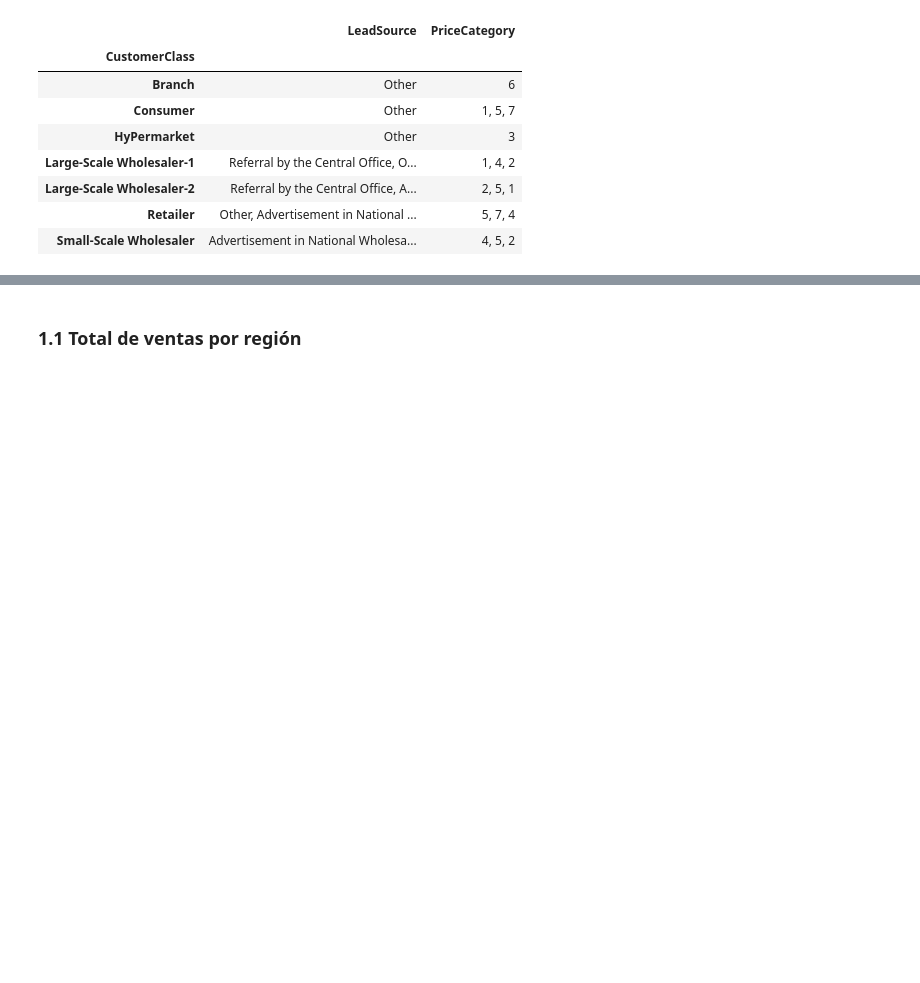
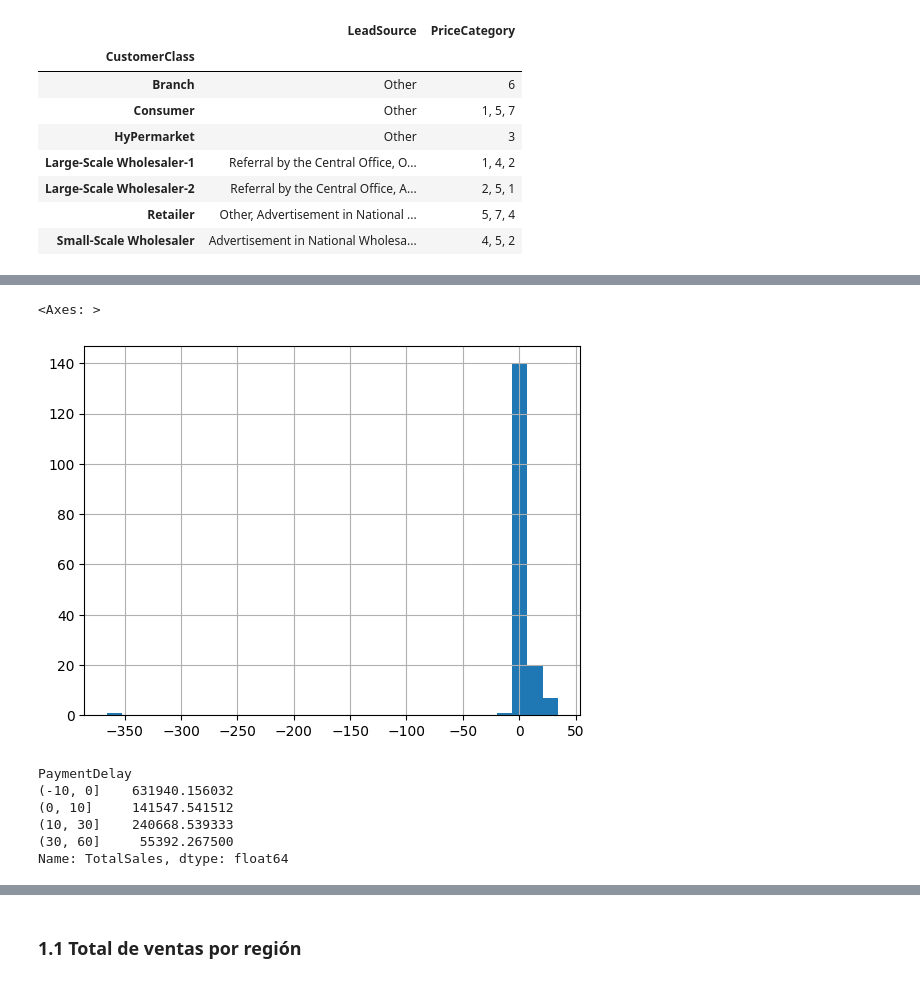
Before and after one commit to carlotagordillo2/final-proyect, a Jupyter notebook: EDA/eda.ipynb, the cells around one changed output, grey strips where cells are left out. Cells and saved outputs as stored; diff of their text form; code cells hidden in the pictures; blank space fills up the shorter version.

```diff
--- a/EDA/eda.ipynb
+++ b/EDA/eda.ipynb
@@ -17,6 +17,7 @@ df_inventory = pd.read_csv("../Datasets/clean_inventory.csv", index_col=0)
 df_order_details = pd.read_csv("../Datasets/clean_order_details.csv", index_col=0)
 df_orders = pd.read_csv("../Datasets/clean_orders.csv", index_col=0)
 df_products = pd.read_csv("../Datasets/clean_products.csv", index_col=0)
+df_order_payment = pd.read_csv("../Datasets/clean_order_payment.csv", index_col=0)
 # %% [markdown]
 ## 1. Customers
 # %%
@@ -156,0 +169,6 @@ df_customer.groupby('CustomerClass').agg({
+# %%
+df_delay_payments = df_order_payment.groupby(by=['CustomerID', 'PaymentDelay']).agg(
+    TotalSales = ('PaymentAmount', 'sum')
+).reset_index()
+
+df_delay_payments
@@ -156,0 +218,8 @@ df_customer.groupby('CustomerClass').agg({
+# %%
+# distribution of delay payments
+
+
+df_delay_payments['PaymentDelay'].hist(bins=30)
+# %% [output]
+<Axes: >
+[figure, added]
@@ -156,0 +228,13 @@ df_customer.groupby('CustomerClass').agg({
+# %%
+# average of sales depends on payment delay
+
+delay_ranges = pd.cut(df_delay_payments_no_outliers['PaymentDelay'], bins=[-10, 0, 10, 30, 60])
+avg_sales_per_delay_no_outliers = df_delay_payments_no_outliers.groupby(delay_ranges)['TotalSales'].mean()
+print(avg_sales_per_delay_no_outliers)
+# %% [output]
+PaymentDelay
+(-10, 0]    631940.156032
+(0, 10]     141547.541512
+(10, 30]    240668.539333
+(30, 60]     55392.267500
+Name: TotalSales, dtype: float64
```
Also changed, not shown: parts of 57 cells of this notebook, 8 other files.
